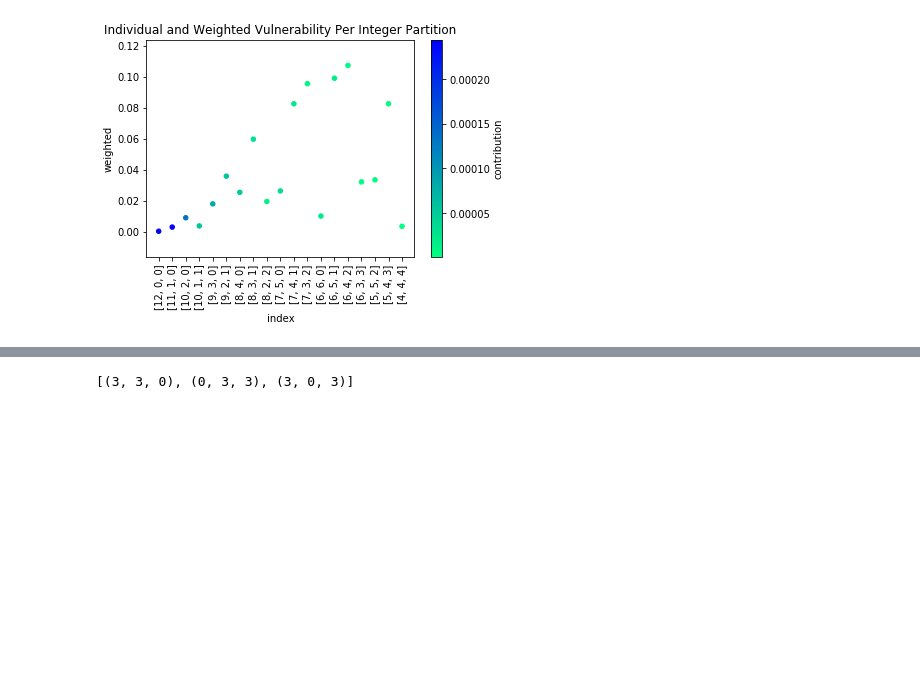
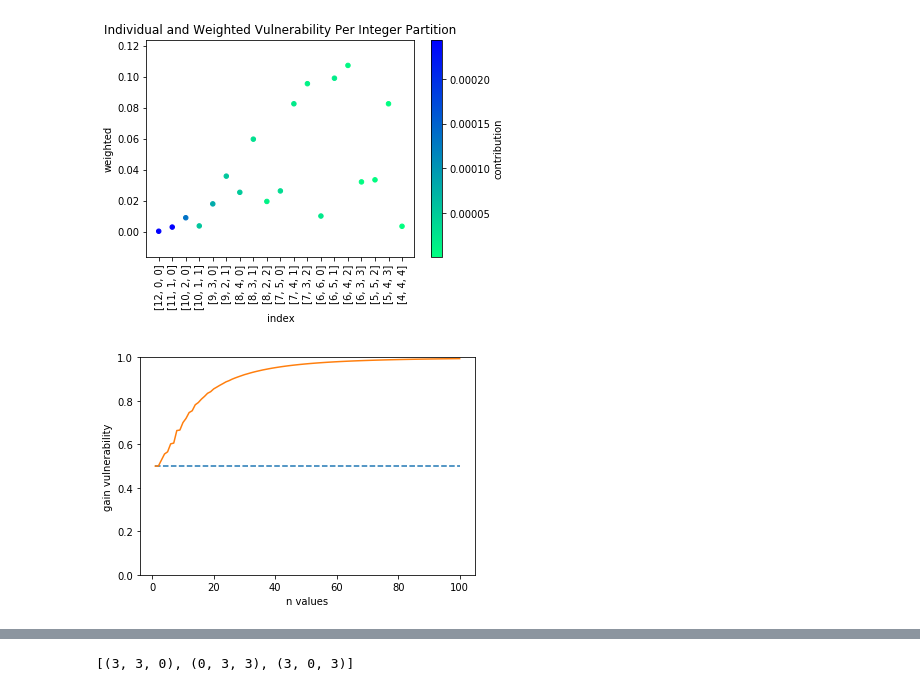
Before and after one commit to majk12/pbv, a Jupyter notebook: gain.ipynb, the cells around one changed output, grey strips where cells are left out. Cells and saved outputs as stored; diff of their text form; code cells hidden in the pictures; blank space fills up the shorter version.

Commit message:
graphs for prior and post vuln

```diff
--- a/gain.ipynb
+++ b/gain.ipynb
@@ -269,18 +282,13 @@ Notes:
 # %%
-def post_vuln(n, k, pi):
+def post_vuln_df(n, k, pi):
     pgvsum = 0
     data = []
-    count = 0
     for p in partitions(n, m=k):
         p_guess = {}
         num_index_partitions = calc_index_partitions(n,p) # p's number of index partitions
         df, int_list = type_3(p, pi, k) # the probabilities of different types of the column
         df_g = choices_matrix(df, int_list) # the disease:block size guesses the adversary can make
         df_reduced = reduce_choices(df_g, p) # reduced dataframe, no 0s or duplicates
-        if count < 5:#plot first five p to show why each disease was the best
-            df_reduced.plot.bar()
-            plt.show()
-            count = count + 1
         contribution, block_size, disease = choose_max(df_reduced)#posterior vuln for 1 p and best guess
         weighted = num_index_partitions * contribution
         pgvsum = pgvsum + weighted
@@ -321,6 +324,10 @@ choices_df
 | 16 | 5 | 0.0000040 | a | 8316.0 | [5, 5, 2] | 0.0334201 |
 | 17 | 3 | 0.0000030 | c | 27720.0 | [5, 4, 3] | 0.0825189 |
 | 18 | 4 | 0.0000006 | a | 5775.0 | [4, 4, 4] | 0.0034383 |
+# %%
+def prior_vuln(Pi):
+    Pi.sort(reverse=True)
+    return Pi[0]
 # %% [markdown]
 ### Graphs
 # %%
@@ -344,3 +351,38 @@ def color_plot_vuln(df):
 color_plot_vuln(choices_df)
 # %% [output]
 [figure]
+# %%
+def graph_it_prior_post(n_range, k, probs, df):
+    x = [i+1 for i in range(n_range)]
+    y_posterior = df["posterior"].iloc[-1] # saves last posterior y
+
+    plt.plot(x, 'prior',
+             data=df,
+             linestyle='--',
+             label="prior")
+    plt.plot(x, 'posterior',
+             data=df,
+             marker='',
+             label="posterior")
+    plt.xlabel('n values')
+    plt.ylabel('gain vulnerability')
+    plt.ylim(bottom=0, top = 1)
+
+    plt.show()
+# %%
+def graph_prior_post(n_range, k, probs):
+    post_vs = []
+    prior_vs = []
+    for i in range(n_range):
+        post_vs.append(post_vuln(i+1, k, probs))
+        prior_vs.append(prior_vuln(probs))
+    df = pd.DataFrame(
+        {'prior':prior_vs,
+         'posterior':post_vs
+        }
+    )
+    graph_it_prior_post(n_range, k, probs, df)
+# %%
+graph_prior_post(100, 3, [1/2, 1/3, 1/6])
+# %% [output]
+[figure, added]
```
Also changed, not shown: parts of 9 cells of this notebook.
